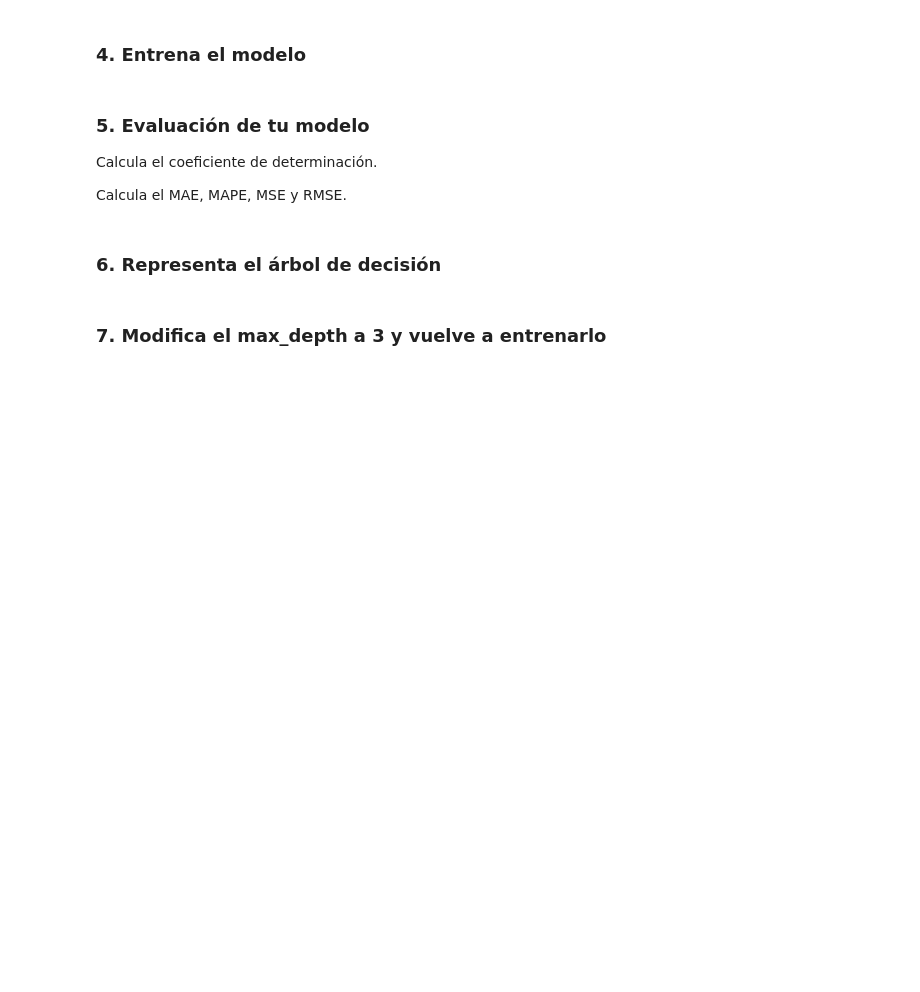
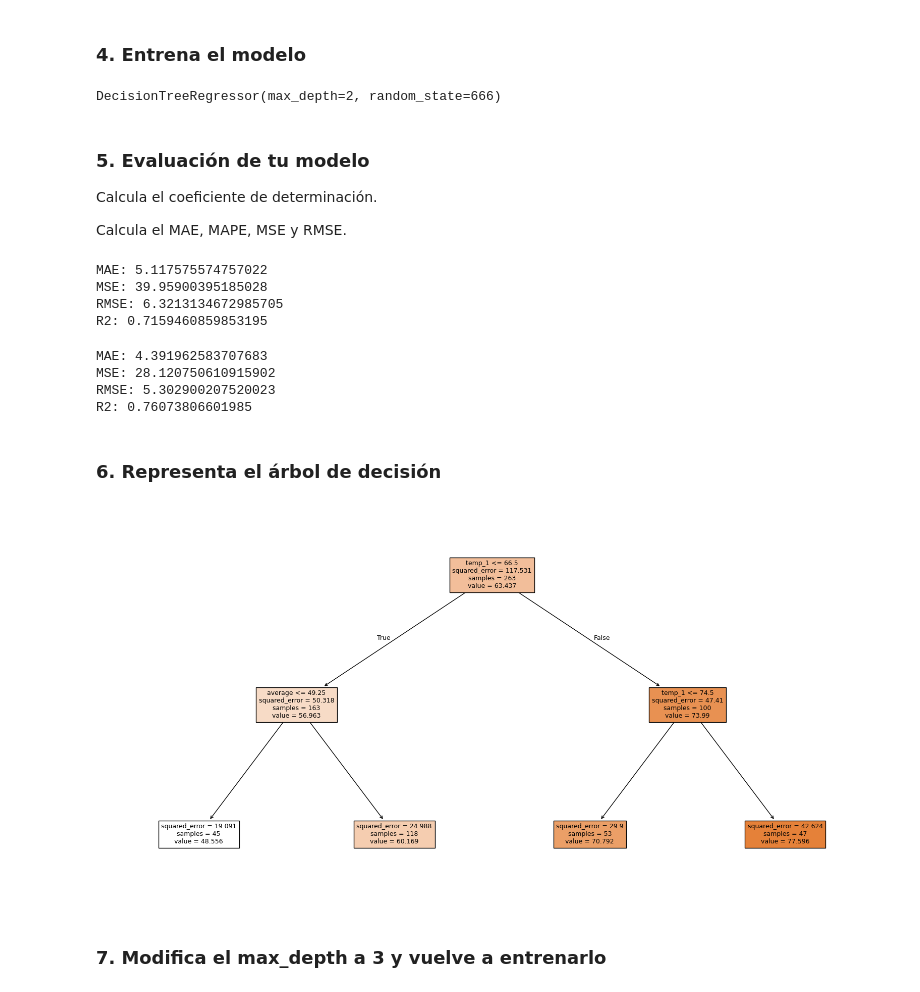
Before and after one commit to Avalverdep/2026-10-BILBAO-FT-Data-Science, a Jupyter notebook: 3-Machine_Learning/1-Supervisado/3-RegorClass/5-Decision_Trees/ejercicio/DTrees_reg_class.ipynb, the cells around one changed output. Saved outputs shown, nothing was run; the diff lists cells and outputs as text; code cells hidden in the pictures; blank space fills up the shorter version.

Commit message:
Ejercicios Arbol de decisión

```diff
--- a/3-Machine_Learning/1-Supervisado/3-RegorClass/5-Decision_Trees/ejercicio/DTrees_reg_class.ipynb
+++ b/3-Machine_Learning/1-Supervisado/3-RegorClass/5-Decision_Trees/ejercicio/DTrees_reg_class.ipynb
@@ -20,7 +88,18 @@ Son datos de temperaturas tomados de la ciudad de Seattle. El objetivo es intent
 # %% [markdown]
 ### 3. Selecciona variables y divide en train y test
+# %%
+Y = df['actual']
+X = df.drop(columns='actual')
+
+x_train, x_test, y_train, y_test = train_test_split(X, Y, test_size=0.2, random_state=666)
+# %%
+tree_reg = DecisionTreeRegressor(max_depth=2, random_state=666)
 # %% [markdown]
 ### 4. Entrena el modelo
+# %%
+tree_reg.fit(x_train, y_train)
+# %% [output]
+DecisionTreeRegressor(max_depth=2, random_state=666)
 # %% [markdown]
 ### 5. Evaluación de tu modelo
 Calcula el coeficiente de determinación.
@@ -29,4 +112,37 @@ Calcula el MAE, MAPE, MSE y RMSE.
+# %%
+from sklearn import metrics
+print('MAE:', metrics.mean_absolute_error(y_test, y_predict))
+print('MSE:', metrics.mean_squared_error(y_test, y_predict))
+print('RMSE:', np.sqrt(metrics.mean_squared_error(y_test, y_predict)))
+print('R2:', metrics.r2_score(y_test, y_predict))
+# %% [output]
+MAE: 5.117575574757022
+MSE: 39.95900395185028
+RMSE: 6.3213134672985705
+R2: 0.7159460859853195
+# %%
+print('MAE:', metrics.mean_absolute_error(y_train, y_predict_test))
+print('MSE:', metrics.mean_squared_error(y_train, y_predict_test))
+print('RMSE:', np.sqrt(metrics.mean_squared_error(y_train, y_predict_test)))
+print('R2:', metrics.r2_score(y_train, y_predict_test))
+# %% [output]
+MAE: 4.391962583707683
+MSE: 28.120750610915902
+RMSE: 5.302900207520023
+R2: 0.76073806601985
 # %% [markdown]
 ### 6. Representa el árbol de decisión
+# %%
+from sklearn.tree import plot_tree
+
+plt.figure(figsize=(20, 10))
+plot_tree(tree_reg,
+          feature_names=x_train.columns,
+          filled=True,
+          max_depth=3,      #DIBUJAR ARBOL DE REGRESION
+          fontsize=9)
+plt.show()
+# %% [output]
+[figure, added]
 # %% [markdown]
 ### 7. Modifica el max_depth a 3 y vuelve a entrenarlo
```
Also changed, not shown: parts of 26 cells of this notebook, 4 other files.
